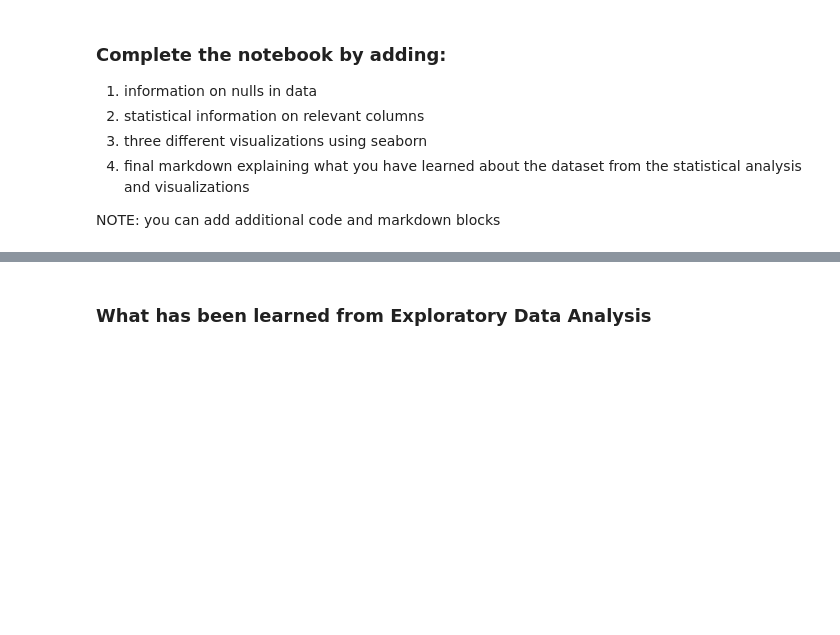
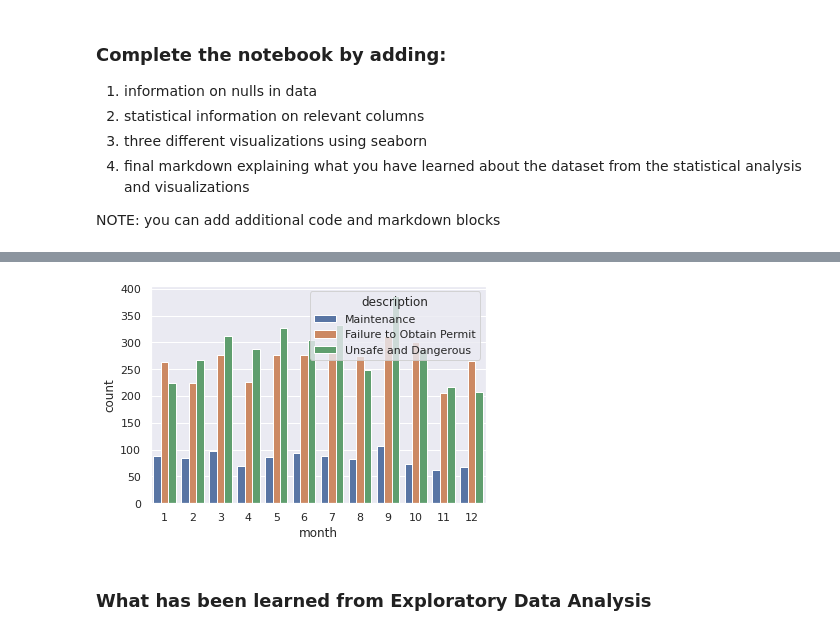
Before and after one commit to catawba-data-mining/CIS-3902-Data-Mining, a Jupyter notebook: ChallengeLabDataViz.ipynb, the cells around one changed output, grey strips where cells are left out. Cells and saved outputs as stored; diff of their text form; code cells hidden in the pictures; blank space fills up the shorter version.

```diff
--- a/ChallengeLabDataViz.ipynb
+++ b/ChallengeLabDataViz.ipynb
@@ -45,2 +211,7 @@ NOTE:  you can add additional code and markdown blocks
+# %%
+#5 seaborn viz 4
+viz3 = sns.countplot(x="month", hue="description", data=bostondata_filtered)
+# %% [output]
+[figure, added]
 # %% [markdown]
 ### What has been learned from Exploratory Data Analysis
```
Also changed, not shown: parts of 17 cells of this notebook.
